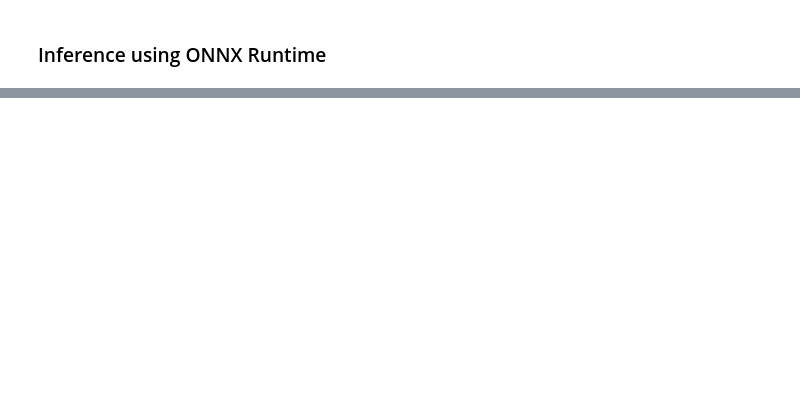
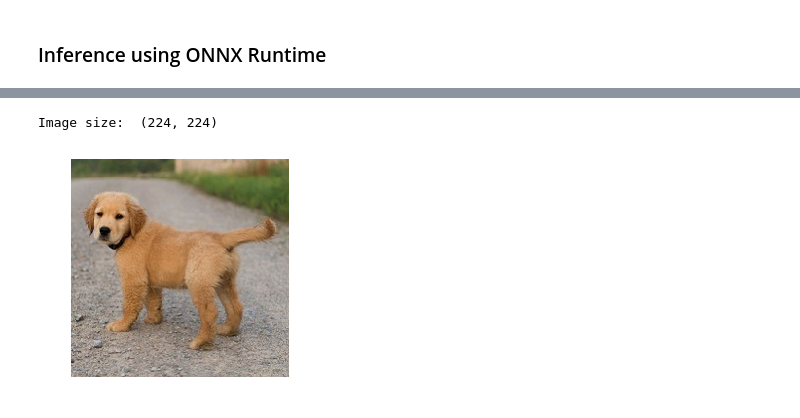
Before and after one commit to onnx/onnx-docker, a Jupyter notebook: onnx-ecosystem/inference_demos/resnet50_modelzoo_onnxruntime_inference.ipynb, the cells around one changed output, grey strips where cells are left out. Saved outputs shown, nothing was run; the diff lists cells and outputs as text; code cells hidden in the pictures; blank space fills up the shorter version.

```diff
--- a/onnx-ecosystem/inference_demos/resnet50_modelzoo_onnxruntime_inference.ipynb
+++ b/onnx-ecosystem/inference_demos/resnet50_modelzoo_onnxruntime_inference.ipynb
@@ -69,0 +114,39 @@ print('ONNX Runtime outputs are similar to reference outputs!')
+# %%
+def load_labels(path):
+    with open(path) as f:
+        data = json.load(f)
+    return np.asarray(data)
+
+def preprocess(input_data):
+    # convert the input data into the float32 input
+    img_data = input_data.astype('float32')
+    img_data = img_data.reshape(1, 3, 224, 224)
+
+    #normalize
+    mean_vec = np.array([0.485, 0.456, 0.406])
+    stddev_vec = np.array([0.229, 0.224, 0.225])
+    norm_img_data = np.zeros(img_data.shape).astype('float32')
+    for i in range(img_data.shape[0]):
+        norm_img_data[i,:,:] = (img_data[i,:,:]/255 - mean_vec[i]) / stddev_vec[i]
+    return norm_img_data
+
+def softmax(x):
+    x = x.reshape(-1)
+    e_x = np.exp(x - np.max(x))
+    return e_x / e_x.sum(axis=0)
+
+def postprocess(result):
+    return softmax(np.array(result)).tolist()
+# %%
+labels = load_labels('imagenet-simple-labels.json')
+image = Image.open('images/dog.jpg')
+# image = Image.open('images/plane.jpg')
+
+print("Image size: ", image.size)
+plt.axis('off')
+display_image = plt.imshow(image)
+image_data = np.array(image).transpose(2, 0, 1)
+input_data = preprocess(image_data)
+# %% [output]
+Image size:  (224, 224)
+[figure, added]
```
Also changed, not shown: parts of 9 cells of this notebook, 2 other files.
